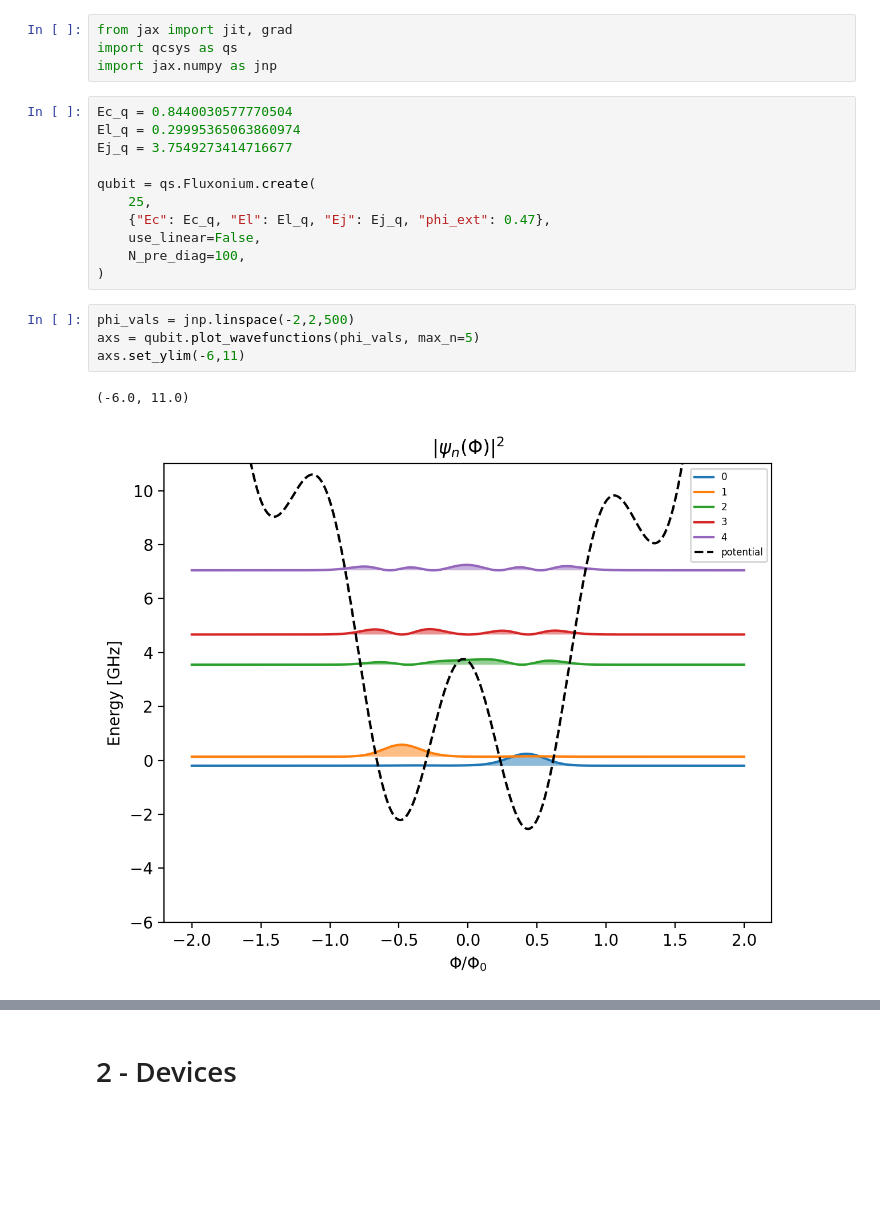
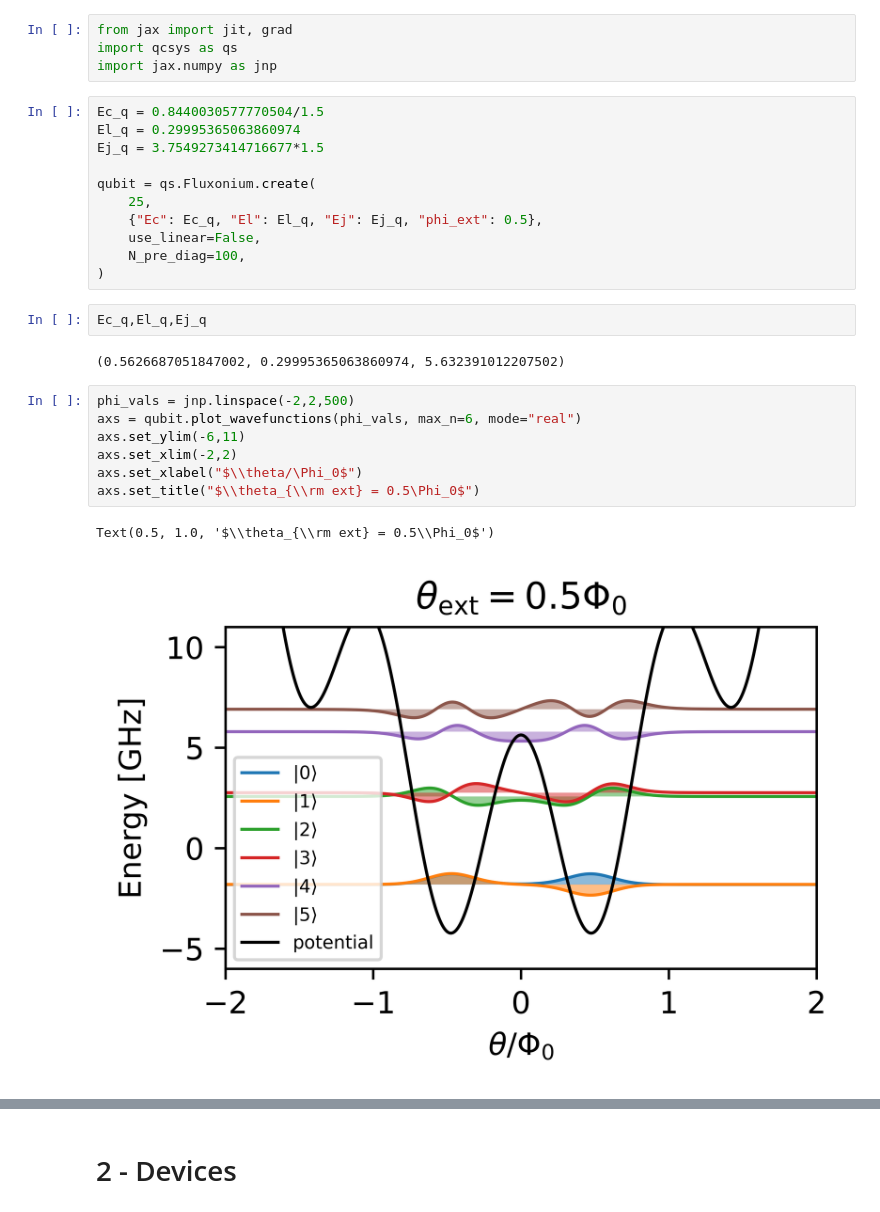
Before and after one commit to EQuS/qcsys, a Jupyter notebook: tutorials/3-fluxonium.ipynb, the cells around one changed output, grey strips where cells are left out. Cells and saved outputs as stored; diff of their text form; blank space fills up the shorter version.

Commit message:
better plotting

```diff
--- a/tutorials/3-fluxonium.ipynb
+++ b/tutorials/3-fluxonium.ipynb
@@ -8,20 +8,27 @@ from jax import jit, grad
 import qcsys as qs
 import jax.numpy as jnp
 # %%
-Ec_q = 0.8440030577770504
+Ec_q = 0.8440030577770504/1.5
 El_q = 0.29995365063860974
-Ej_q = 3.7549273414716677
+Ej_q = 3.7549273414716677*1.5
 
 qubit = qs.Fluxonium.create(
     25,
-    {"Ec": Ec_q, "El": El_q, "Ej": Ej_q, "phi_ext": 0.47},
+    {"Ec": Ec_q, "El": El_q, "Ej": Ej_q, "phi_ext": 0.5},
     use_linear=False,
     N_pre_diag=100,
 )
+# %%
+Ec_q,El_q,Ej_q
+# %% [output]
+(0.5626687051847002, 0.29995365063860974, 5.632391012207502)
 # %%
 phi_vals = jnp.linspace(-2,2,500)
-axs = qubit.plot_wavefunctions(phi_vals, max_n=5)
+axs = qubit.plot_wavefunctions(phi_vals, max_n=6, mode="real")
 axs.set_ylim(-6,11)
+axs.set_xlim(-2,2)
+axs.set_xlabel("$\\theta/\Phi_0$")
+axs.set_title("$\\theta_{\\rm ext} = 0.5\Phi_0$")
 # %% [output]
-(-6.0, 11.0)
+Text(0.5, 1.0, '$\\theta_{\\rm ext} = 0.5\\Phi_0$')
-[figure, old version]
+[figure, new version]
```
Also changed, not shown: parts of 1 cell of this notebook, 3 other files.
